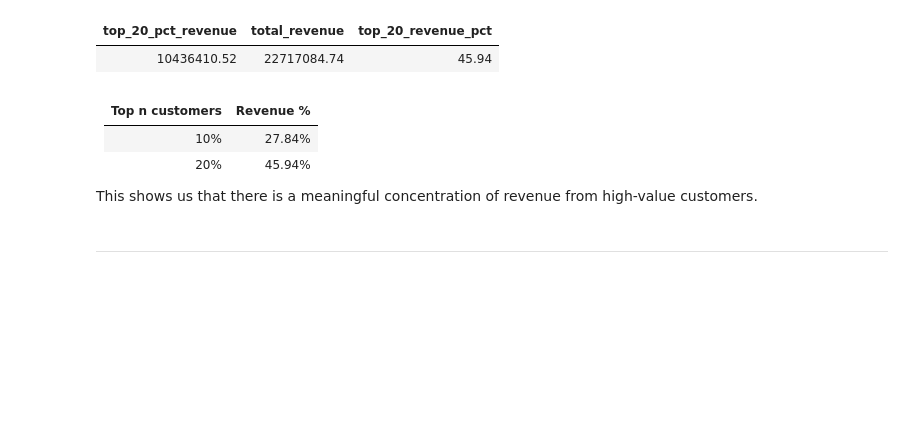
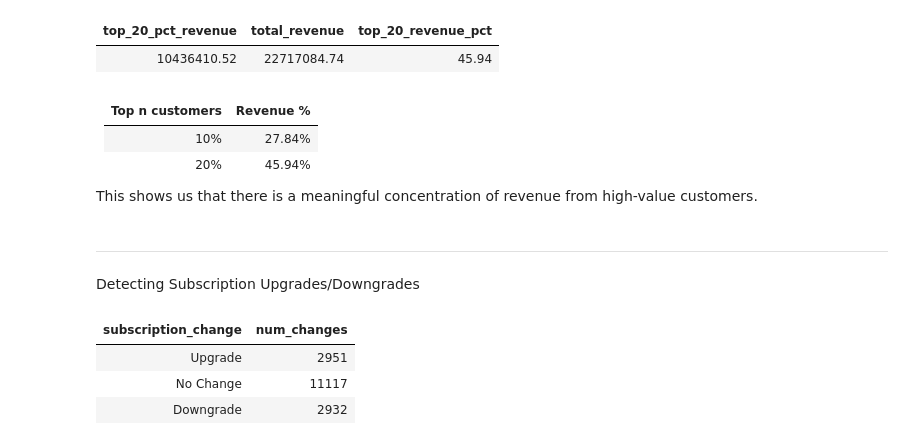
Before and after one commit to nlawee/sql_projects, a Jupyter notebook: Northstar Customer Analytics/analysis.ipynb, the cells around one changed output. Saved outputs shown, nothing was run; the diff lists cells and outputs as text; code cells hidden in the pictures; blank space fills up the shorter version.

```diff
--- a/Northstar Customer Analytics/analysis.ipynb
+++ b/Northstar Customer Analytics/analysis.ipynb
@@ -430,11 +430,78 @@ FROM revenue_decile
 | top_20_pct_revenue | total_revenue | top_20_revenue_pct |
 | 10436410.52 | 22717084.74 | 45.94 |
 # %% [markdown]
-| Top n customers | Revenue %|
+<div align="left">
+
+| Top n customers | Revenue % |
 | :--- | :--- |
 | 10% | 27.84% |
 | 20% | 45.94% |
 
+</div>
+
 This shows us that there is a meaningful concentration of revenue from high-value customers.
 # %% [markdown]
 ----
+# %% [markdown]
+Detecting Subscription Upgrades/Downgrades
+# %%
+%%sql
+
+WITH product_info AS (
+    SELECT
+    *,
+    CASE WHEN product_name ILIKE '%starter%' THEN 'Starter'
+    WHEN product_name ILIKE '%pro%' THEN 'Pro'
+    WHEN product_name ILIKE '%enterprise%' THEN 'Enterprise'
+    END AS tier
+FROM 'data/products.csv'
+),
+subscription_w_tiers AS (
+    SELECT
+        s.*,
+        p.tier,
+        CASE WHEN tier = 'Starter' THEN 1
+        WHEN tier = 'Pro' THEN 2
+        WHEN tier = 'Enterprise' THEN 3
+        END AS tier_num
+    FROM 'data/subscriptions.csv' s
+    LEFT JOIN product_info p
+        ON s.product_id = p.product_id
+),
+subscription_w_history AS (
+    SELECT
+        customer_id,
+        product_id,
+        start_date,
+        tier,
+        LAG(tier) OVER(PARTITION BY customer_id ORDER BY start_date) AS prev_tier,
+        tier_num,
+        LAG(tier_num) OVER(PARTITION BY customer_id ORDER BY start_date) AS prev_tier_num
+    FROM subscription_w_tiers
+),
+subscription_change AS (
+    SELECT
+        customer_id,
+        product_id,
+        start_date,
+        tier,
+        prev_tier,
+        CASE WHEN tier_num > prev_tier_num THEN 'Upgrade'
+        WHEN tier_num < prev_tier_num THEN 'Downgrade'
+        ELSE 'No Change'
+        END AS subscription_change
+    FROM subscription_w_history
+
+)
+
+SELECT
+    subscription_change,
+    COUNT(*) AS num_changes
+FROM subscription_change
+GROUP BY subscription_change
+;
+# %% [output]
+| subscription_change | num_changes |
+| Upgrade | 2951 |
+| No Change | 11117 |
+| Downgrade | 2932 |
```
